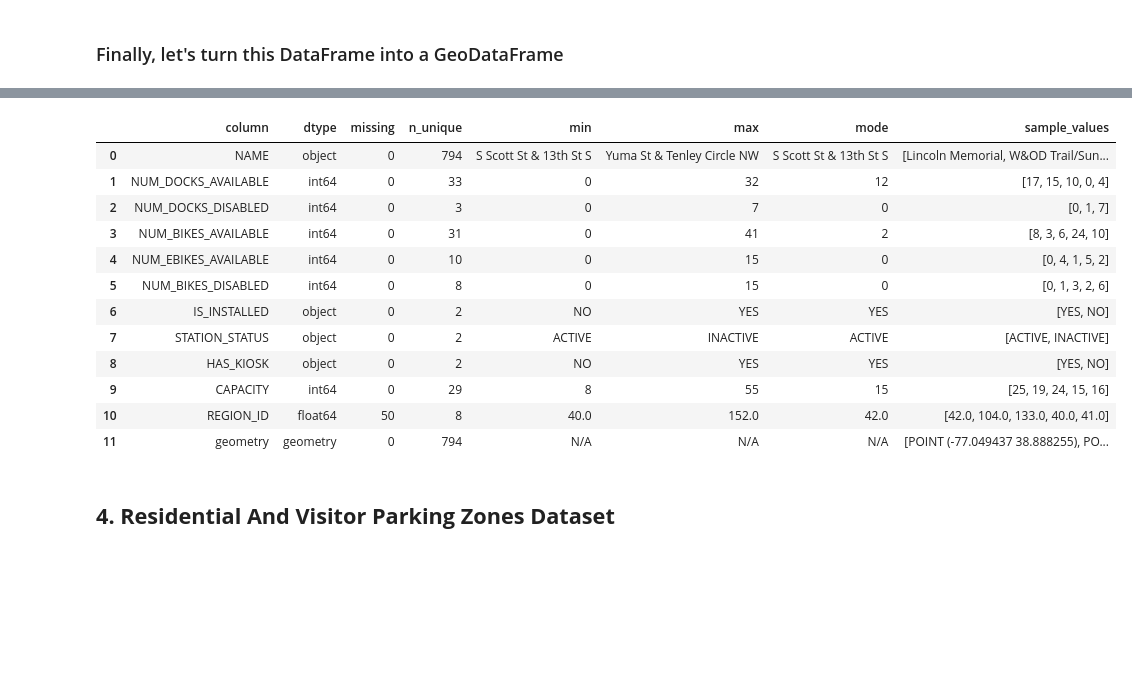
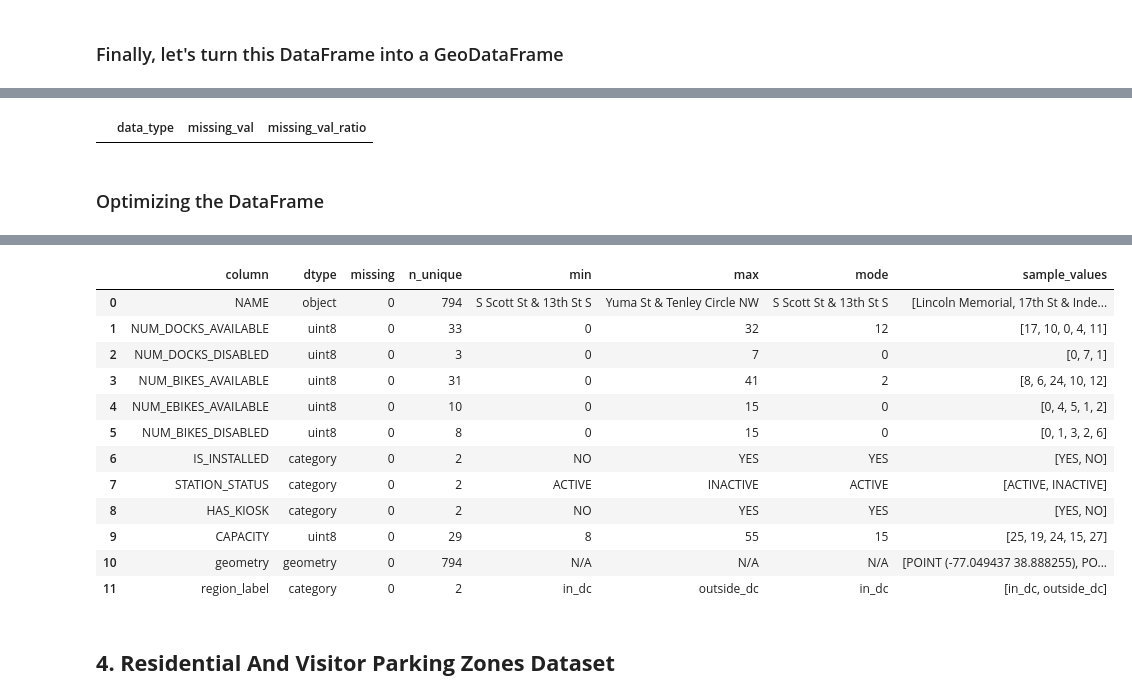
Before and after one commit to reham-shaban/DM-homework, a Jupyter notebook: Data_Mining_Homework.ipynb, the cells around one changed output, grey strips where cells are left out. Saved outputs shown, nothing was run; the diff lists cells and outputs as text; code cells hidden in the pictures; blank space fills up the shorter version.

```diff
--- a/Data_Mining_Homework.ipynb
+++ b/Data_Mining_Homework.ipynb
@@ -1122,4 +1131,54 @@ capital_gdf.plot()
+# %%
+# Step 1: Label stations
+capital_in_dc["region_label"] = "in_dc"
+capital_outside_dc["region_label"] = "outside_dc"
+
+# Step 2: Convert to category dtype
+capital_in_dc["region_label"] = capital_in_dc["region_label"].astype("category")
+capital_outside_dc["region_label"] = capital_outside_dc["region_label"].astype("category")
+
+# Step 3: Concatenate
+final_capital_gdf = pd.concat([capital_in_dc, capital_outside_dc], ignore_index=True)
+
+# Optional: Clean to keep only relevant columns (match your cleaned capital_gdf)
+final_capital_gdf = final_capital_gdf[capital_gdf.columns.tolist() + ["region_label"]]
+final_capital_gdf.drop(columns={"REGION_ID"}, inplace=True)
+# %%
+missing_info = get_missing_info(final_capital_gdf)
+missing_info
+# %% [output]
+|  | data_type | missing_val | missing_val_ratio |
+# %% [markdown]
+### Optimizing the DataFrame
+# %%
+def optimize_station_df(df):
+    """
+    Optimizes Capital Bikeshare station data with vectorized type conversion.
+
+    Args:
+        df (pd.DataFrame): Raw station DataFrame.
+
+    Returns:
+        gpd.GeoDataFrame: Optimized GeoDataFrame.
+    """
+    print("\n--- Optimizing Capital Bikeshare Locations DataFrame ---")
+
+    df = df.copy()
+
+    # 1. Downcast all integer columns
+    int_cols = df.select_dtypes(include='int').columns
+    df[int_cols] = df[int_cols].apply(pd.to_numeric, downcast='unsigned')
+
+    # 2. Convert object columns with low cardinality to category
+    obj_cols = df.select_dtypes(include='object').columns
+    low_card_obj_cols = [col for col in obj_cols if df[col].nunique() / len(df) < 0.5]
+    df[low_card_obj_cols] = df[low_card_obj_cols].astype('category')
+
+    print("✅ Capital Bikeshare Locations DataFrame optimized:")
+    df.info(memory_usage='deep')
+    return df
 # %%
-summary_df = summarize_dataframe(capital_gdf)
+final_capital_gdf = optimize_station_df(final_capital_gdf)
+summary_df = summarize_dataframe(final_capital_gdf)
 display(summary_df)
 # %% [output]
@@ -1126,16 +1202,16 @@ display(summary_df)
 |  | column | dtype | missing | n_unique | min | max | mode | sample_values |
-| 0 | NAME | object | 0 | 794 | S Scott St & 13th St S | Yuma St & Tenley Circle NW | S Scott St & 13th St S | [Lincoln Memorial, W&OD Trail/Sun... |
-| 1 | NUM_DOCKS_AVAILABLE | int64 | 0 | 33 | 0 | 32 | 12 | [17, 15, 10, 0, 4] |
-| 2 | NUM_DOCKS_DISABLED | int64 | 0 | 3 | 0 | 7 | 0 | [0, 1, 7] |
-| 3 | NUM_BIKES_AVAILABLE | int64 | 0 | 31 | 0 | 41 | 2 | [8, 3, 6, 24, 10] |
-| 4 | NUM_EBIKES_AVAILABLE | int64 | 0 | 10 | 0 | 15 | 0 | [0, 4, 1, 5, 2] |
-| 5 | NUM_BIKES_DISABLED | int64 | 0 | 8 | 0 | 15 | 0 | [0, 1, 3, 2, 6] |
-| 6 | IS_INSTALLED | object | 0 | 2 | NO | YES | YES | [YES, NO] |
-| 7 | STATION_STATUS | object | 0 | 2 | ACTIVE | INACTIVE | ACTIVE | [ACTIVE, INACTIVE] |
-| 8 | HAS_KIOSK | object | 0 | 2 | NO | YES | YES | [YES, NO] |
-| 9 | CAPACITY | int64 | 0 | 29 | 8 | 55 | 15 | [25, 19, 24, 15, 16] |
-| 10 | REGION_ID | float64 | 50 | 8 | 40.0 | 152.0 | 42.0 | [42.0, 104.0, 133.0, 40.0, 41.0] |
-| 11 | geometry | geometry | 0 | 794 | N/A | N/A | N/A | [POINT (-77.049437 38.888255), PO... |
+| 0 | NAME | object | 0 | 794 | S Scott St & 13th St S | Yuma St & Tenley Circle NW | S Scott St & 13th St S | [Lincoln Memorial, 17th St & Inde... |
+| 1 | NUM_DOCKS_AVAILABLE | uint8 | 0 | 33 | 0 | 32 | 12 | [17, 10, 0, 4, 11] |
+| 2 | NUM_DOCKS_DISABLED | uint8 | 0 | 3 | 0 | 7 | 0 | [0, 7, 1] |
+| 3 | NUM_BIKES_AVAILABLE | uint8 | 0 | 31 | 0 | 41 | 2 | [8, 6, 24, 10, 12] |
+| 4 | NUM_EBIKES_AVAILABLE | uint8 | 0 | 10 | 0 | 15 | 0 | [0, 4, 5, 1, 2] |
+| 5 | NUM_BIKES_DISABLED | uint8 | 0 | 8 | 0 | 15 | 0 | [0, 1, 3, 2, 6] |
+| 6 | IS_INSTALLED | category | 0 | 2 | NO | YES | YES | [YES, NO] |
+| 7 | STATION_STATUS | category | 0 | 2 | ACTIVE | INACTIVE | ACTIVE | [ACTIVE, INACTIVE] |
+| 8 | HAS_KIOSK | category | 0 | 2 | NO | YES | YES | [YES, NO] |
+| 9 | CAPACITY | uint8 | 0 | 29 | 8 | 55 | 15 | [25, 19, 24, 15, 27] |
+| 10 | geometry | geometry | 0 | 794 | N/A | N/A | N/A | [POINT (-77.049437 38.888255), PO... |
+| 11 | region_label | category | 0 | 2 | in_dc | outside_dc | in_dc | [in_dc, outside_dc] |
 # %% [markdown]
 ## **4. Residential And Visitor Parking Zones Dataset**
 # %% [markdown]
```
Also changed, not shown: parts of 87 cells of this notebook.
